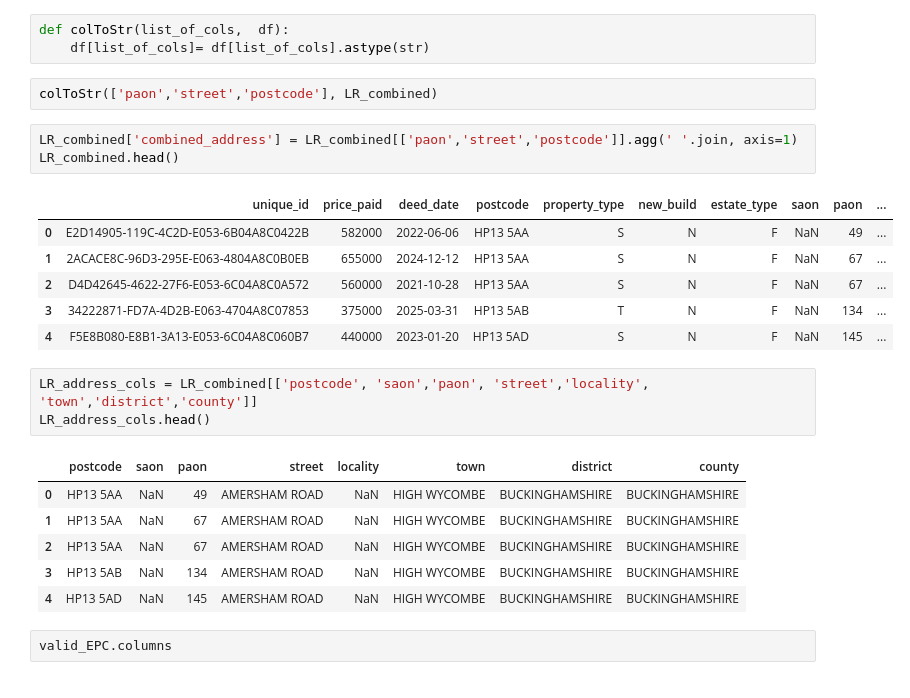
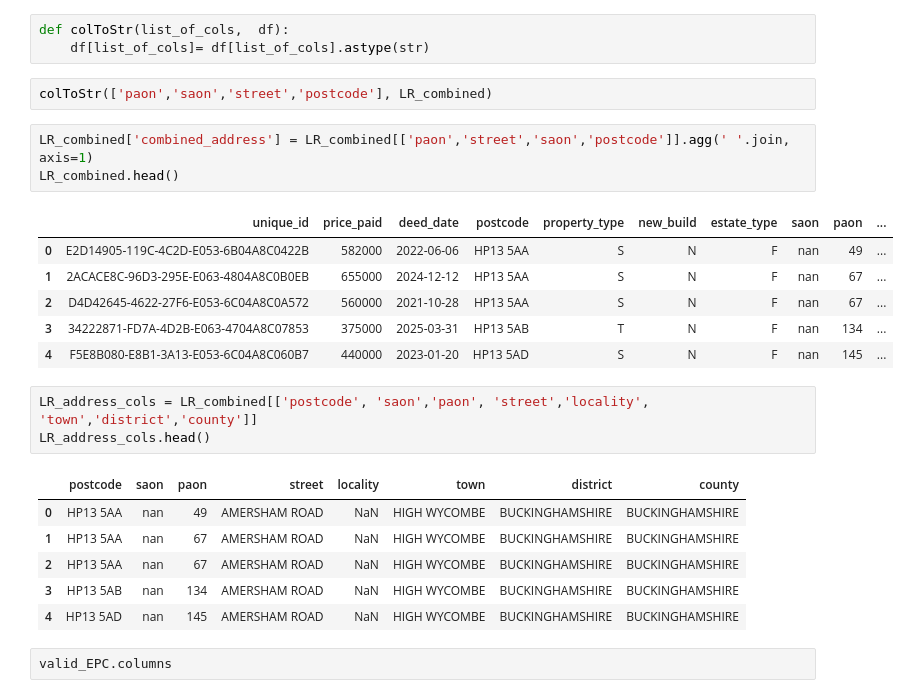
Before and after one commit to NiroshSuthagar/project-housing, a Jupyter notebook: eda.ipynb, the cells around one changed output. Saved outputs shown, nothing was run; the diff lists cells and outputs as text.

```diff
--- a/eda.ipynb
+++ b/eda.ipynb
@@ -341,27 +341,27 @@ memory usage: 2.9+ MB
 def colToStr(list_of_cols,  df):
     df[list_of_cols]= df[list_of_cols].astype(str)
 # %%
-colToStr(['paon','street','postcode'], LR_combined)
+colToStr(['paon','saon','street','postcode'], LR_combined)
 # %%
-LR_combined['combined_address'] = LR_combined[['paon','street','postcode']].agg(' '.join, axis=1)
+LR_combined['combined_address'] = LR_combined[['paon','street','saon','postcode']].agg(' '.join, axis=1)
 LR_combined.head()
 # %% [output]
 |  | unique_id | price_paid | deed_date | postcode | property_type | new_build | estate_type | saon | paon | ... |
-| 0 | E2D14905-119C-4C2D-E053-6B04A8C0422B | 582000 | 2022-06-06 | HP13 5AA | S | N | F | NaN | 49 | ... |
-| 1 | 2ACACE8C-96D3-295E-E063-4804A8C0B0EB | 655000 | 2024-12-12 | HP13 5AA | S | N | F | NaN | 67 | ... |
-| 2 | D4D42645-4622-27F6-E053-6C04A8C0A572 | 560000 | 2021-10-28 | HP13 5AA | S | N | F | NaN | 67 | ... |
-| 3 | 34222871-FD7A-4D2B-E063-4704A8C07853 | 375000 | 2025-03-31 | HP13 5AB | T | N | F | NaN | 134 | ... |
-| 4 | F5E8B080-E8B1-3A13-E053-6C04A8C060B7 | 440000 | 2023-01-20 | HP13 5AD | S | N | F | NaN | 145 | ... |
+| 0 | E2D14905-119C-4C2D-E053-6B04A8C0422B | 582000 | 2022-06-06 | HP13 5AA | S | N | F | nan | 49 | ... |
+| 1 | 2ACACE8C-96D3-295E-E063-4804A8C0B0EB | 655000 | 2024-12-12 | HP13 5AA | S | N | F | nan | 67 | ... |
+| 2 | D4D42645-4622-27F6-E053-6C04A8C0A572 | 560000 | 2021-10-28 | HP13 5AA | S | N | F | nan | 67 | ... |
+| 3 | 34222871-FD7A-4D2B-E063-4704A8C07853 | 375000 | 2025-03-31 | HP13 5AB | T | N | F | nan | 134 | ... |
+| 4 | F5E8B080-E8B1-3A13-E053-6C04A8C060B7 | 440000 | 2023-01-20 | HP13 5AD | S | N | F | nan | 145 | ... |
 # %%
 LR_address_cols = LR_combined[['postcode', 'saon','paon', 'street','locality', 'town','district','county']]
 LR_address_cols.head()
 # %% [output]
 |  | postcode | saon | paon | street | locality | town | district | county |
-| 0 | HP13 5AA | NaN | 49 | AMERSHAM ROAD | NaN | HIGH WYCOMBE | BUCKINGHAMSHIRE | BUCKINGHAMSHIRE |
-| 1 | HP13 5AA | NaN | 67 | AMERSHAM ROAD | NaN | HIGH WYCOMBE | BUCKINGHAMSHIRE | BUCKINGHAMSHIRE |
-| 2 | HP13 5AA | NaN | 67 | AMERSHAM ROAD | NaN | HIGH WYCOMBE | BUCKINGHAMSHIRE | BUCKINGHAMSHIRE |
-| 3 | HP13 5AB | NaN | 134 | AMERSHAM ROAD | NaN | HIGH WYCOMBE | BUCKINGHAMSHIRE | BUCKINGHAMSHIRE |
-| 4 | HP13 5AD | NaN | 145 | AMERSHAM ROAD | NaN | HIGH WYCOMBE | BUCKINGHAMSHIRE | BUCKINGHAMSHIRE |
+| 0 | HP13 5AA | nan | 49 | AMERSHAM ROAD | NaN | HIGH WYCOMBE | BUCKINGHAMSHIRE | BUCKINGHAMSHIRE |
+| 1 | HP13 5AA | nan | 67 | AMERSHAM ROAD | NaN | HIGH WYCOMBE | BUCKINGHAMSHIRE | BUCKINGHAMSHIRE |
+| 2 | HP13 5AA | nan | 67 | AMERSHAM ROAD | NaN | HIGH WYCOMBE | BUCKINGHAMSHIRE | BUCKINGHAMSHIRE |
+| 3 | HP13 5AB | nan | 134 | AMERSHAM ROAD | NaN | HIGH WYCOMBE | BUCKINGHAMSHIRE | BUCKINGHAMSHIRE |
+| 4 | HP13 5AD | nan | 145 | AMERSHAM ROAD | NaN | HIGH WYCOMBE | BUCKINGHAMSHIRE | BUCKINGHAMSHIRE |
 # %%
 valid_EPC.columns
 # %% [output]
```
Also changed, not shown: parts of 8 cells of this notebook.
